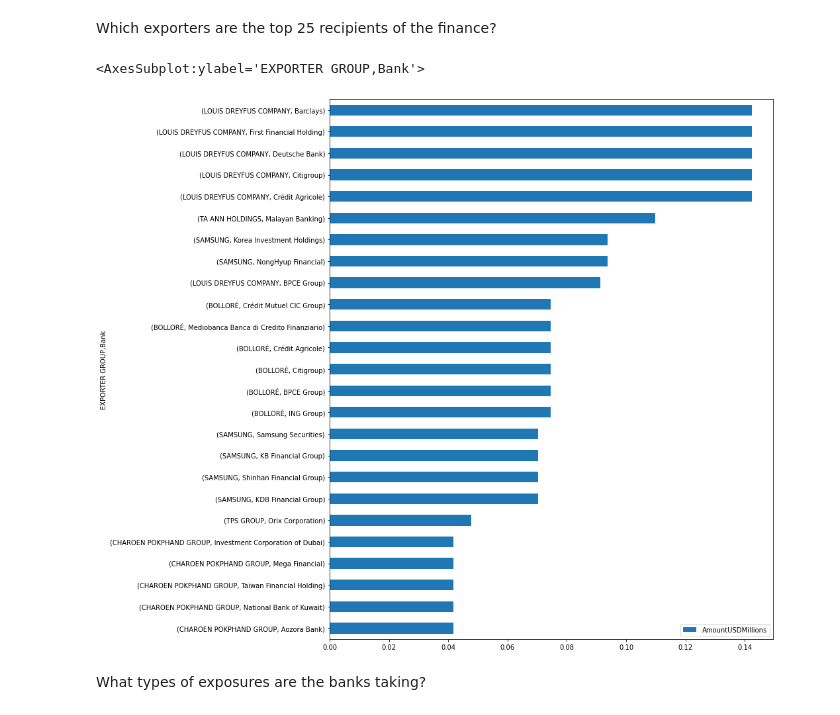
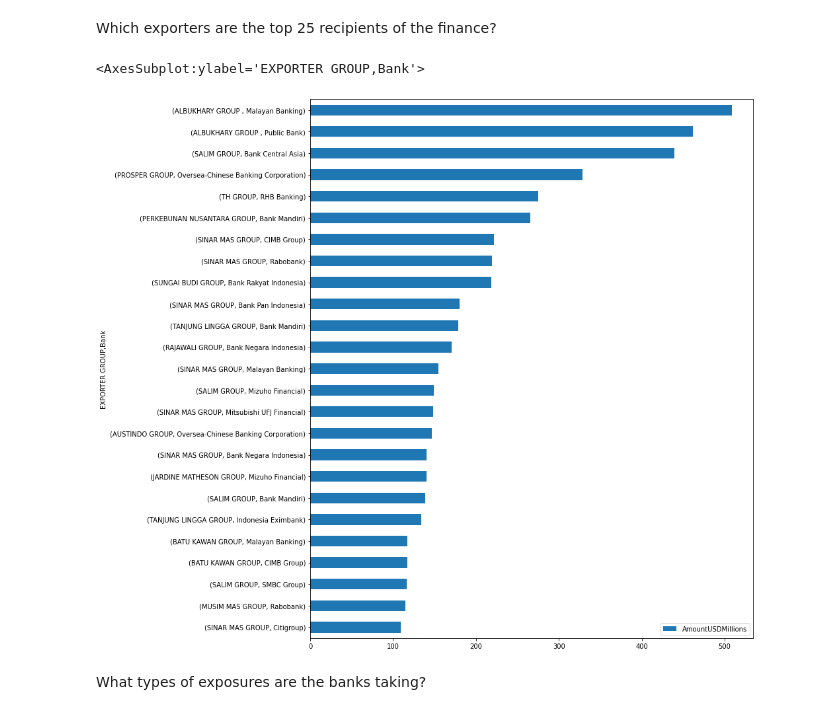
Before and after one commit to scra88le/palmoil, a Jupyter notebook: PalmOilRiskIndonesia.ipynb, the cells around one changed output. Drawn from its saved outputs; the diff is of its cells as text; code cells hidden in the pictures.

Commit message:
changed plot showing exporter group finance

```diff
--- a/PalmOilRiskIndonesia.ipynb
+++ b/PalmOilRiskIndonesia.ipynb
@@ -363,10 +370,10 @@ finPivot.sort_values(by='AmountUSDMillions',ascending=False).head(25)
 Which exporters are the top 25 recipients of the finance?
 # %%
 finPivot = pd.pivot_table(finance,index=["EXPORTER GROUP","Bank"],values=["AmountUSDMillions"],aggfunc=np.sum)
-finPivot.sort_values(by='AmountUSDMillions',ascending=True).head(25).plot.barh(rot=0,figsize=(12,15))
+finPivot.sort_values(by='AmountUSDMillions',ascending=True).tail(25).plot.barh(rot=0,figsize=(12,15))
 # %% [output]
 <AxesSubplot:ylabel='EXPORTER GROUP,Bank'>
-[figure, old version]
+[figure, new version]
 # %% [markdown]
 What types of exposures are the banks taking?
 # %%
```
Also changed, not shown: parts of 3 cells of this notebook.
